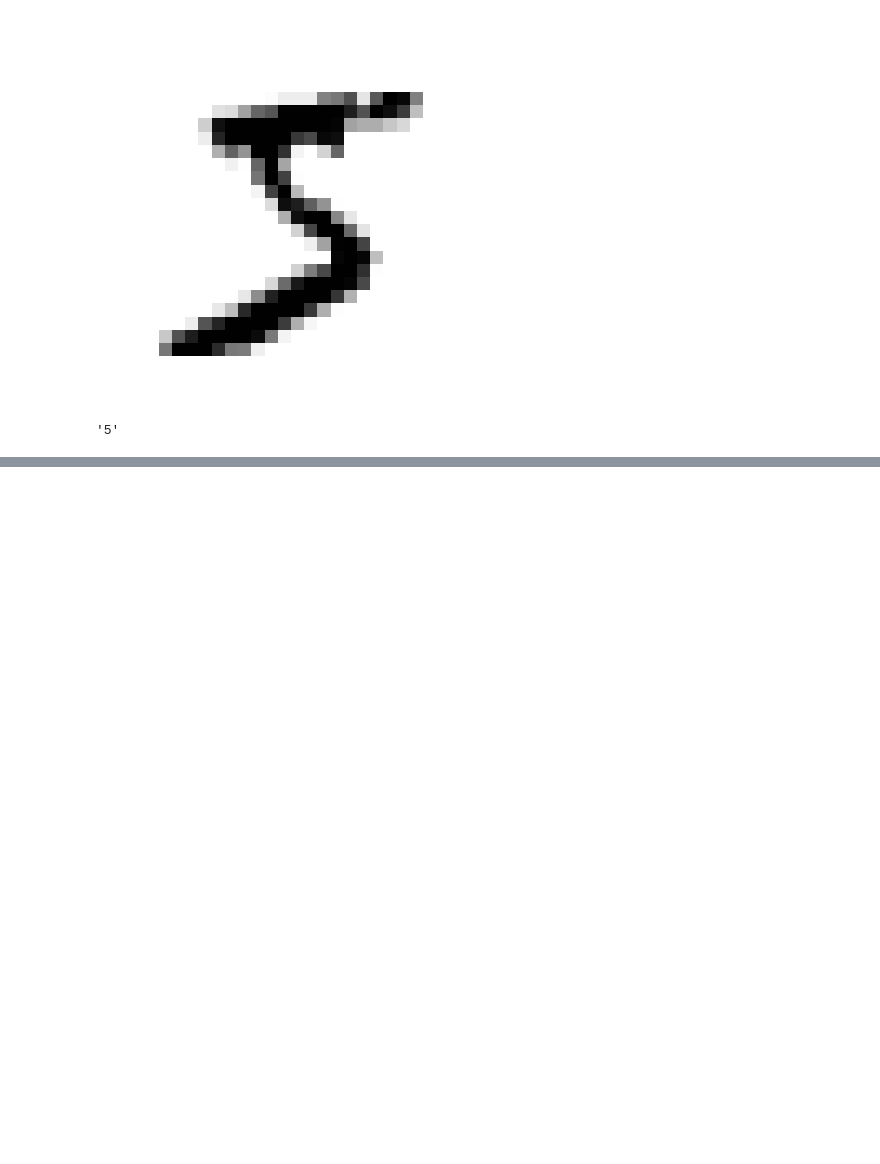
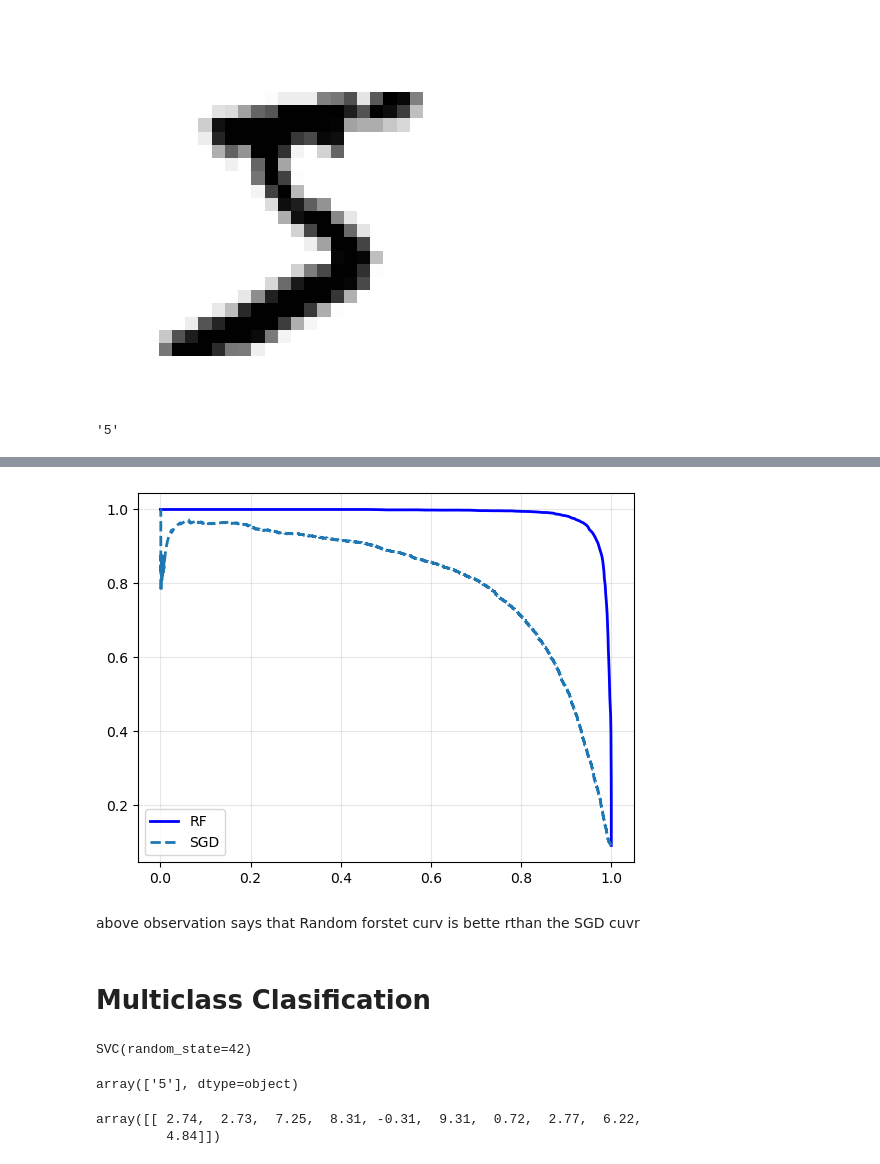
Before and after one commit to Krush2711/ML, a Jupyter notebook: 3 Classifiaction/1_minist.ipynb, the cells around one changed output, grey strips where cells are left out. Drawn from its saved outputs; the diff is of its cells as text; code cells hidden in the pictures; blank space fills up the shorter version.

```diff
--- a/3 Classifiaction/1_minist.ipynb
+++ b/3 Classifiaction/1_minist.ipynb
@@ -78,0 +297,30 @@ x_train , x_test, y_train, y_test = X[:60000], X[60000:], y[:60000], y[60000:]
+# %%
+y_score_forest = y_probs_forest[:, 1]
+p_f , r_f, t_f = precision_recall_curve(y_train_5, y_score_forest)
+# %%
+plt.plot(r_f, p_f, 'b-', linewidth=2, label = "RF")
+plt.plot(recall, precision, '--', linewidth=2, label = "SGD")
+plt.legend(loc='lower left')
+plt.grid(True, alpha=0.3)
+# %% [output]
+[figure, added]
+# %% [markdown]
+above observation says that Random forstet curv is bette rthan the SGD cuvr
+# %% [markdown]
+# Multiclass Clasification
+# %%
+# svc
+from sklearn.svm import SVC
+svm_clf = SVC(random_state=42)
+svm_clf.fit(x_train[:20000], y_train[:20000])
+# %% [output]
+SVC(random_state=42)
+# %%
+svm_clf.predict([some_digit])
+# %% [output]
+array(['5'], dtype=object)
+# %%
+svm_clf.decision_function([some_digit]).round(2)
+# %% [output]
+array([[ 2.74,  2.73,  7.25,  8.31, -0.31,  9.31,  0.72,  2.77,  6.22,
+         4.84]])
```
Also changed, not shown: parts of 55 cells of this notebook.
